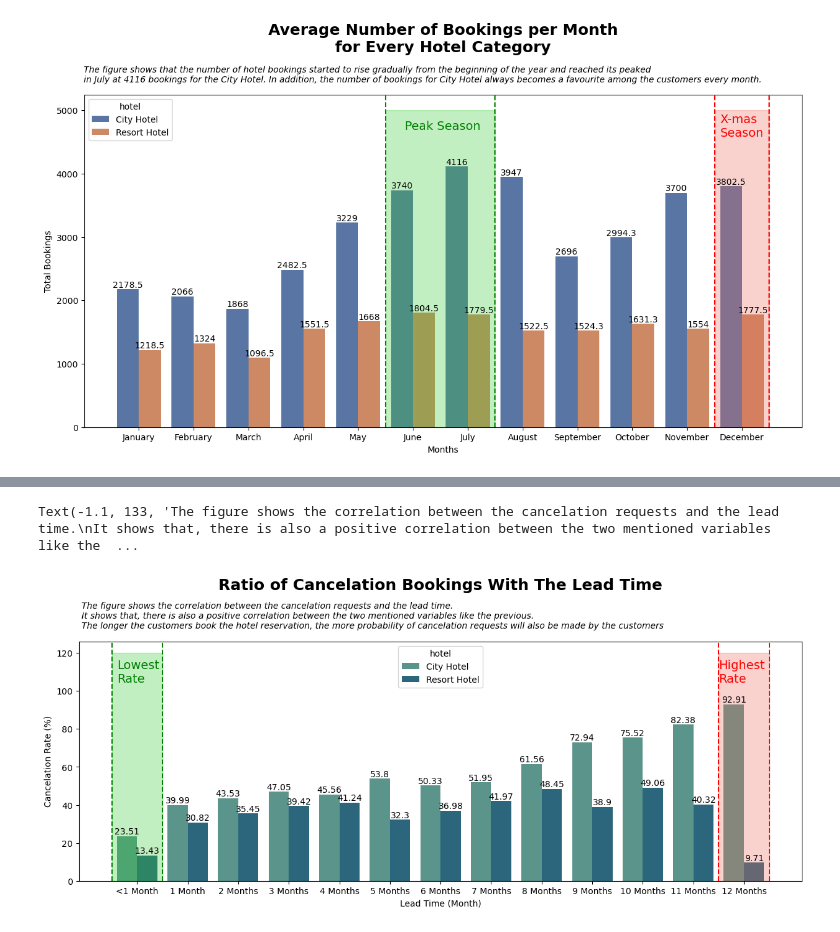
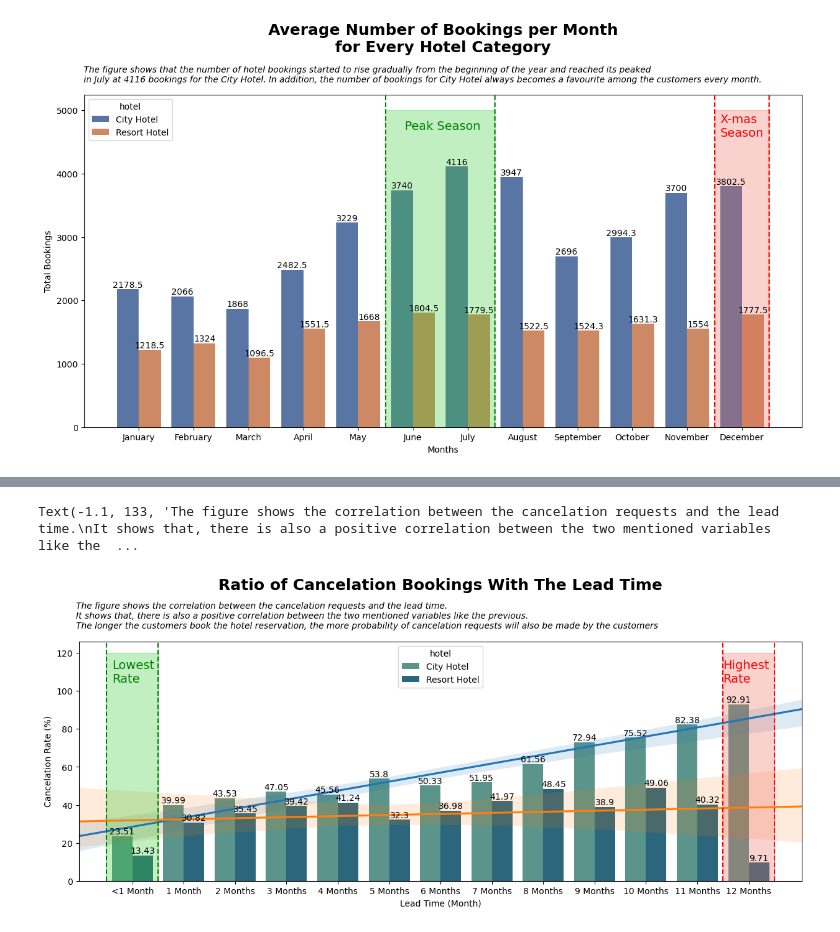
Before and after one commit to FluffyArc/hotel_booking_analysis, a Jupyter notebook: hotel_booking.ipynb, the cells around one changed output, grey strips where cells are left out. Saved outputs shown, nothing was run; the diff lists cells and outputs as text; code cells hidden in the pictures.

```diff
--- a/hotel_booking.ipynb
+++ b/hotel_booking.ipynb
@@ -282,7 +207,7 @@ hotel_booking_per_month.sort_values('arrival_date_month', key=lambda x: x.apply(
 | 4 | December | City Hotel | 7605 |
 # %%
 booking_trends = df_new.groupby(['hotel', 'arrival_date_month', 'arrival_date_year']).agg(
-    hotel_count = ('hotel','count')
+    hotel_count = ('agent','count')
 ).reset_index()
 
 booking_trends_avg = booking_trends.groupby(['hotel', 'arrival_date_month']).agg({
@@ -382,2 +287,9 @@ df_new.assign(
 # %%
-df_new['weeks'] = df_new.apply(lambda x: '1 Week' if x['num_stays'] <=7 else '2 Weeks' if x['num_stays'] <=14 else '3 Weeks' if x['num_stays'] <= 21 else '4 Weeks' if x['num_stays'] <= 28 else '>=5 Weeks', axis=1)
+df_new['weeks'] = df_new.apply(
+    lambda x: '1 Week' if x['num_stays'] <= 7 else
+    '2 Weeks' if x['num_stays'] <=14 else
+    '3 Weeks' if x['num_stays'] <=21 else
+    '4 Weeks' if x['num_stays'] <= 28 else
+    '>5 Weeks'
+    , axis=1)
+df_new['num_stays'].value_counts()
@@ -412,8 +322,7 @@ df_new['weeks'].value_counts()
 Name: weeks, dtype: int64
 # %%
 week_dict = {
-    '1 Week':1, '2 Weeks':2,
-    '3 Weeks':3, '4 Weeks':4, '>=5 Weeks':5
+    '1 Week':1, '2 Weeks':2, '3 Weeks':3, '4 Weeks':4, '>5 Weeks':5
 }
 # %%
 stay_to_cancel = df_new.groupby(['hotel','weeks','is_canceled']).agg(
@@ -550,4 +423,12 @@ Name: lead_months, dtype: int64
 lead_to_cancel = df_new.groupby(['hotel','is_canceled','lead_months']).agg(
     num_books = ('agent','count')
 ).reset_index()
+
+total_books = lead_to_cancel.groupby(['hotel','lead_months']).agg(
+    total_books = ('num_books','sum')
+).reset_index()
+
+df_merge = lead_to_cancel.merge(total_books, on=['hotel','lead_months'])
+lead_to_cancel = df_merge[df_merge.is_canceled == 1]
+lead_to_cancel['percentage'] = lead_to_cancel.apply(lambda x: round((x['num_books']/x['total_books'])*100, 2), axis=1)
 # %%
@@ -583,34 +454,48 @@ task4_df
 # %%
 plt.figure(figsize=(15,5))
-fig_4 = sns.barplot(data=task4_df, x='lead_months', y='percentage', hue='hotel', palette='crest')
+fig_4 = sns.barplot(data=lead_to_cancel, x='lead_months', y='percentage', hue='hotel', palette='crest')
+
+sns.regplot(data = lead_to_cancel[lead_to_cancel.hotel == 'City Hotel'],
+            x = np.arange(0, len(lead_to_cancel[lead_to_cancel.hotel == 'City Hotel'])),
+            y='percentage',
+            scatter=False,
+            truncate=False
+           )
+
+sns.regplot(data = lead_to_cancel[lead_to_cancel.hotel == 'Resort Hotel'],
+            x = np.arange(0, len(lead_to_cancel[lead_to_cancel.hotel == 'Resort Hotel'])),
+            y='percentage',
+            scatter=False,
+            truncate=False
+           )
 
 for i in range(2):
     fig_4.bar_label(fig_4.containers[i])
 
 plt.xlabel('Lead Time (Month)')
 plt.ylabel('Cancelation Rate (%)')
 plt.xticks(np.arange(13),[
     '<1 Month', '1 Month', '2 Months', '3 Months', '4 Months', '5 Months', '6 Months', '7 Months', '8 Months',
     '9 Months', '10 Months', '11 Months', '12 Months'
            ])
 
 plt.axvline(-0.5, ls='--', color='green')
 plt.axvline(0.5, ls='--', color='green')
 plt.stackplot(np.arange(-0.5,1.5), [[120]], color='limegreen', alpha=0.3)
 plt.text(x=-0.4, y=110, s='Lowest\nRate', fontsize=14, color='green', va='center')
 
 plt.axvline(11.5, ls='--', color='red')
 plt.axvline(12.5, ls='--', color='red')
 plt.stackplot(np.arange(11.5,13.5), [[120]], color='#ed6a5e', alpha=0.3)
 plt.text(x=11.5, y=110, s='Highest\nRate', fontsize=14, color='red', va='center')
 
 plt.title('Ratio of Cancelation Bookings With The Lead Time',
          fontsize=18, color='black', weight='bold', pad=60)
 plt.text(x=-1.1, y=133, s='The figure shows the correlation between the cancelation requests and the lead time.\n'
          'It shows that, there is also a positive correlation between the two mentioned variables like the previous.\n'
          'The longer the customers book the hotel reservation, the more probability of cancelation requests will also be made by the customers'
          ,
         fontsize=10, style='italic')
 # %% [output]
 Text(-1.1, 133, 'The figure shows the correlation between the cancelation requests and the lead time.\nIt shows that, there is also a positive correlation between the two mentioned variables like the  ...
-[figure, old version]
+[figure, new version]
```
Also changed, not shown: parts of 39 cells of this notebook, 1 other file.
